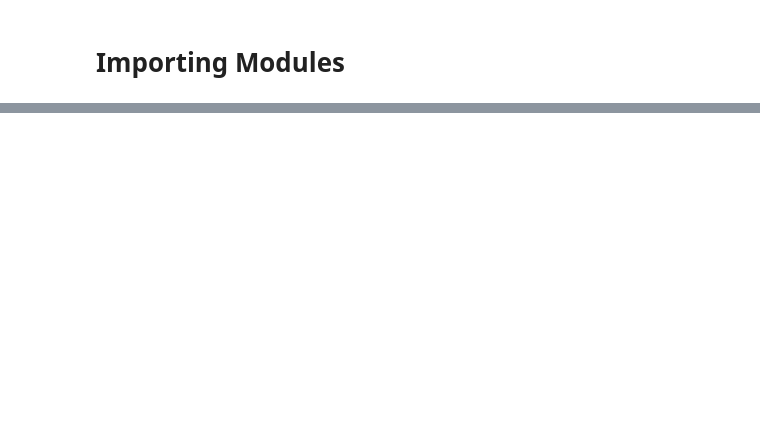
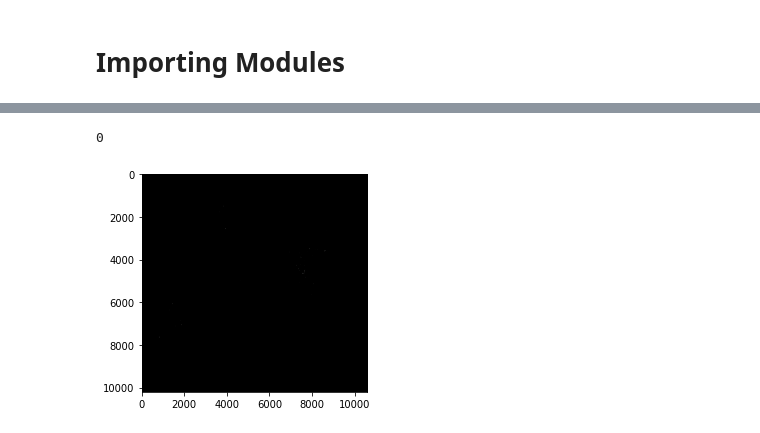
Before and after one commit to harshal306/ShipDetectionBCFAR_SARImagery, a Jupyter notebook: AdaptiveThresholdAlgo/CFARImplementation.ipynb, the cells around one changed output, grey strips where cells are left out. Cells and saved outputs as stored; diff of their text form; code cells hidden in the pictures; blank space fills up the shorter version.

```diff
--- a/AdaptiveThresholdAlgo/CFARImplementation.ipynb
+++ b/AdaptiveThresholdAlgo/CFARImplementation.ipynb
@@ -71 +60,10 @@ Image Saved Succesfully.
+# %%
+gp.visualizeBinaryImg(finalImg_version2)
+driver = gdal.GetDriverByName("GTiff")
+outdata = driver.Create('Dataset_963A/CFARResults/Output_SHIPCFARversion2'+str(backgroundWindow_size)+str(guardWindow_size)+str(targetWindow_size)+'.tif', col, rows, 1, gdal.GDT_Int16)
+outdata.GetRasterBand(1).WriteArray(finalImg_version2)
+#gp.save_img2Geotiff(finalImg_version2,'Dataset_963A/CFARResults/Output_SHIPCFARversion2'+str(backgroundWindow_size)+str(guardWindow_size)+str(targetWindow_size)+'.tif')
+# %% [output]
+0
+[figure, added]
 # %%
```
Also changed, not shown: parts of 7 cells of this notebook, 5 other files.
